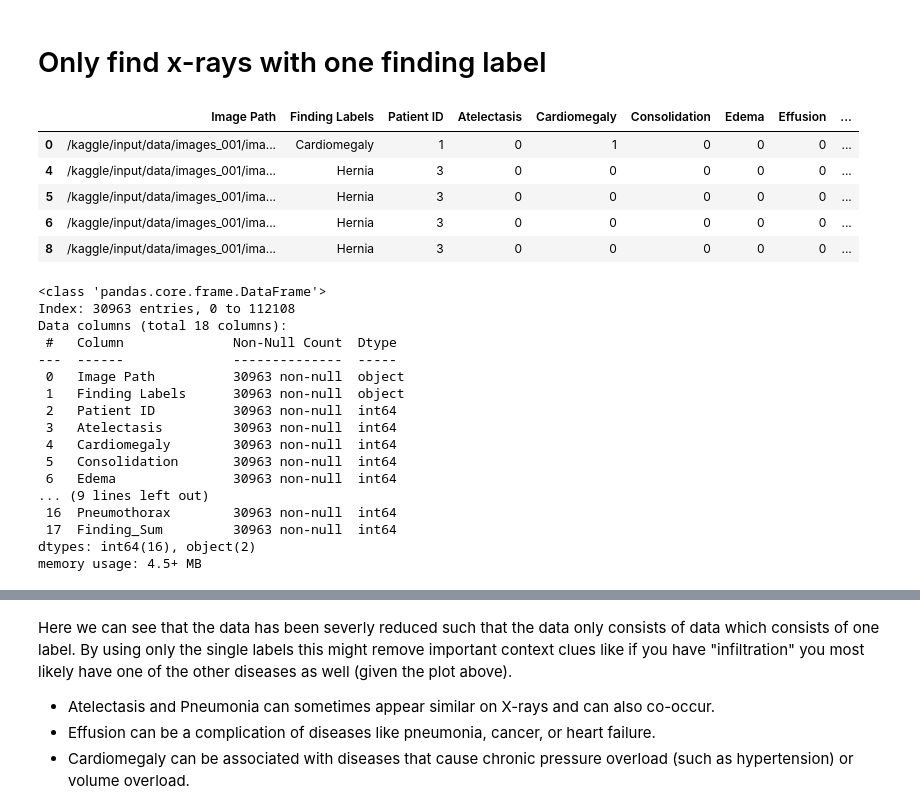
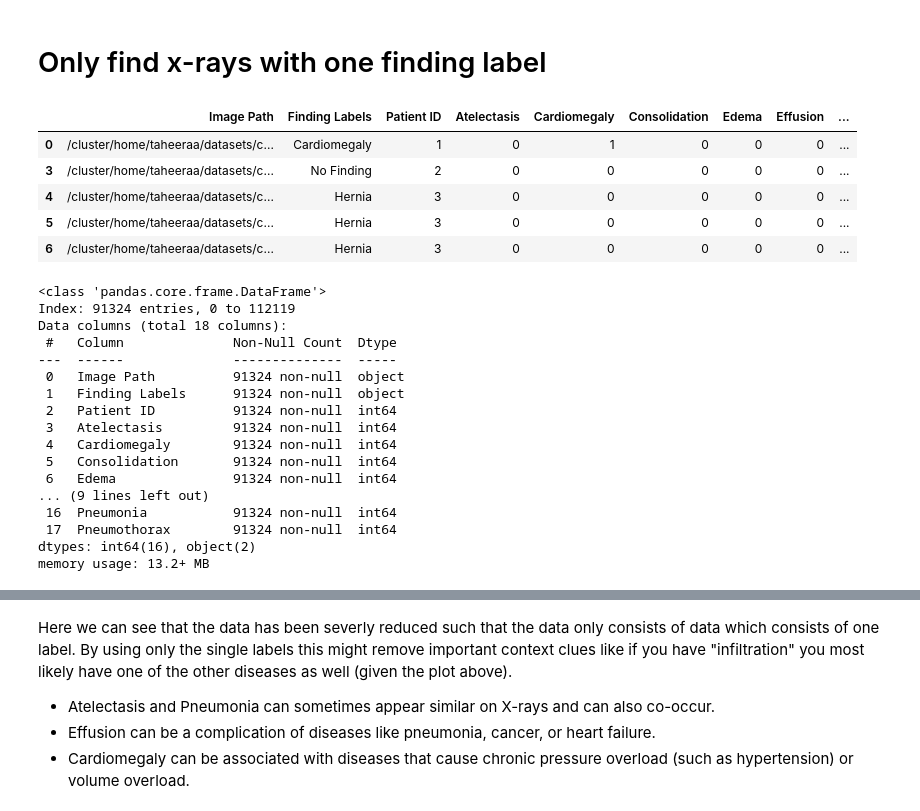
Before and after one commit to taheeraahmed/master-thesis, a Jupyter notebook: notebooks/data-analysis.ipynb, the cells around one changed output, grey strips where cells are left out. Saved outputs shown, nothing was run; the diff lists cells and outputs as text; code cells hidden in the pictures.

```diff
--- a/notebooks/data-analysis.ipynb
+++ b/notebooks/data-analysis.ipynb
@@ -28,3 +26,5 @@ root_folder = '/kaggle/input/data/'
+# %%
+root_folder = '/cluster/home/taheeraa/datasets/chestxray-14/'
 # %%
 file_path_data_entry = root_folder + 'Data_Entry_2017.csv'
 df = pd.read_csv(file_path_data_entry)
@@ -110,36 +106,37 @@ In figure 2 one can see the number of patients having zero diseases is very high
 # %% [markdown]
 # Only find x-rays with one finding label
 # %%
-df['Finding_Sum'] = df.iloc[:, 3:].sum(axis=1)
-single_label_df = df[df['Finding_Sum'] == 1]
+df['Finding Sum'] = df.iloc[:, 3:].sum(axis=1)
+single_label_df = df[df['Finding Sum'].isin([0, 1])]
+single_label_df = single_label_df.drop('Finding Sum', axis=1)
 single_label_df.head()
 # %% [output]
 |  | Image Path | Finding Labels | Patient ID | Atelectasis | Cardiomegaly | Consolidation | Edema | Effusion | ... |
-| 0 | /kaggle/input/data/images_001/ima... | Cardiomegaly | 1 | 0 | 1 | 0 | 0 | 0 | ... |
-| 4 | /kaggle/input/data/images_001/ima... | Hernia | 3 | 0 | 0 | 0 | 0 | 0 | ... |
-| 5 | /kaggle/input/data/images_001/ima... | Hernia | 3 | 0 | 0 | 0 | 0 | 0 | ... |
-| 6 | /kaggle/input/data/images_001/ima... | Hernia | 3 | 0 | 0 | 0 | 0 | 0 | ... |
-| 8 | /kaggle/input/data/images_001/ima... | Hernia | 3 | 0 | 0 | 0 | 0 | 0 | ... |
+| 0 | /cluster/home/taheeraa/datasets/c... | Cardiomegaly | 1 | 0 | 1 | 0 | 0 | 0 | ... |
+| 3 | /cluster/home/taheeraa/datasets/c... | No Finding | 2 | 0 | 0 | 0 | 0 | 0 | ... |
+| 4 | /cluster/home/taheeraa/datasets/c... | Hernia | 3 | 0 | 0 | 0 | 0 | 0 | ... |
+| 5 | /cluster/home/taheeraa/datasets/c... | Hernia | 3 | 0 | 0 | 0 | 0 | 0 | ... |
+| 6 | /cluster/home/taheeraa/datasets/c... | Hernia | 3 | 0 | 0 | 0 | 0 | 0 | ... |
 # %%
 single_label_df.info()
 # %% [output]
 <class 'pandas.core.frame.DataFrame'>
-Index: 30963 entries, 0 to 112108
+Index: 91324 entries, 0 to 112119
 Data columns (total 18 columns):
  #   Column              Non-Null Count  Dtype
 ---  ------              --------------  -----
- 0   Image Path          30963 non-null  object
- 1   Finding Labels      30963 non-null  object
- 2   Patient ID          30963 non-null  int64
- 3   Atelectasis         30963 non-null  int64
- 4   Cardiomegaly        30963 non-null  int64
- 5   Consolidation       30963 non-null  int64
- 6   Edema               30963 non-null  int64
+ 0   Image Path          91324 non-null  object
+ 1   Finding Labels      91324 non-null  object
+ 2   Patient ID          91324 non-null  int64
+ 3   Atelectasis         91324 non-null  int64
+ 4   Cardiomegaly        91324 non-null  int64
+ 5   Consolidation       91324 non-null  int64
+ 6   Edema               91324 non-null  int64
 ... (9 lines left out)
- 16  Pneumothorax        30963 non-null  int64
- 17  Finding_Sum         30963 non-null  int64
+ 16  Pneumonia           91324 non-null  int64
+ 17  Pneumothorax        91324 non-null  int64
 dtypes: int64(16), object(2)
-memory usage: 4.5+ MB
+memory usage: 13.2+ MB
 # %%
 # What are the label counts for each disease?
 label_counts_single = single_label_df[labels].sum().sort_values(ascending=False)
```
Also changed, not shown: parts of 6 cells of this notebook.
